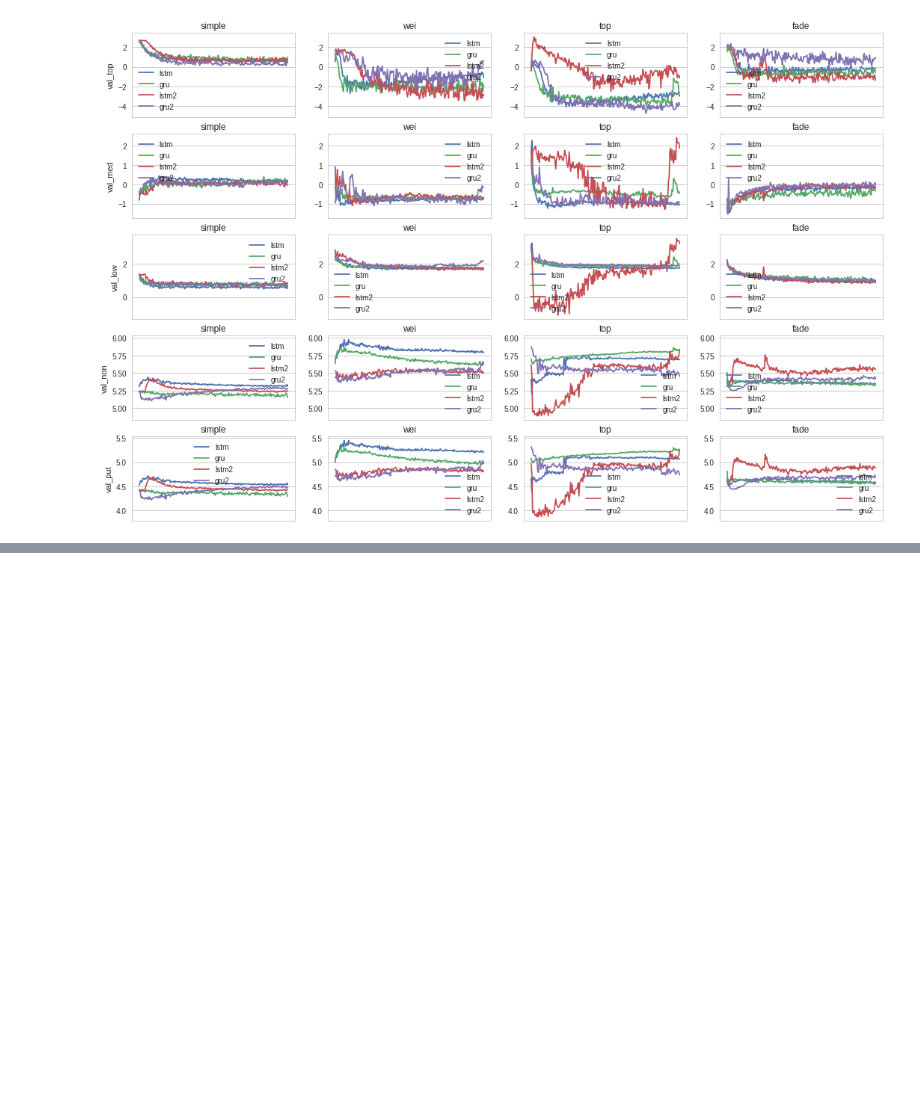
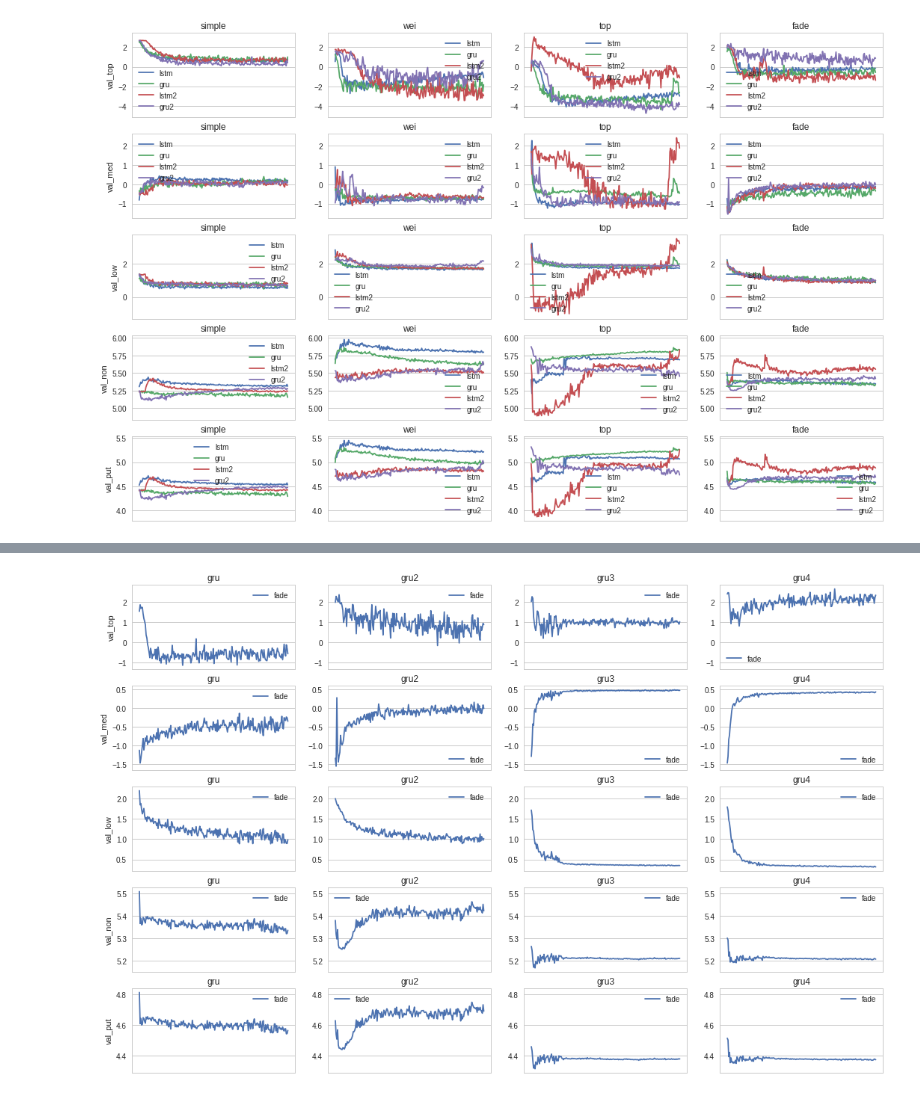
Before and after one commit to weiwang2330/immdeep, a Jupyter notebook: models/paper/overview.ipynb, the cells around one changed output, grey strips where cells are left out. Cells and saved outputs as stored; diff of their text form; code cells hidden in the pictures; blank space fills up the shorter version.

```diff
--- a/models/paper/overview.ipynb
+++ b/models/paper/overview.ipynb
@@ -75,0 +120,22 @@ for r, hs in enumerate(history_files):
+# %%
+n_models = 4
+
+fig = plt.figure(figsize=(18, 12))
+ax = []
+
+for i in range(5):
+    ax.append([fig.add_subplot(5, n_models, n_models*i+1)])
+    for j in range(1,n_models):
+        ax[-1].append(fig.add_subplot(5, n_models, n_models*i + j + 1, sharey=ax[-1][-1]))
+
+for r, hs in enumerate(history_files):
+    models, _ = metrics[hs]
+    for c, mod in enumerate(sorted(models.keys())):
+        if c == 0: ax[r][c].set_ylabel(hs)
+        ax[r][c].set_title(mod)
+        for subkey in models[mod]:
+            ax[r][c].plot(np.log(models[mod][subkey]), label = subkey)
+            ax[r][c].legend()
+        ax[r][c].get_xaxis().set_visible(False)
+# %% [output]
+[figure, added]
```
Also changed, not shown: parts of 6 cells of this notebook, 32 other files.
